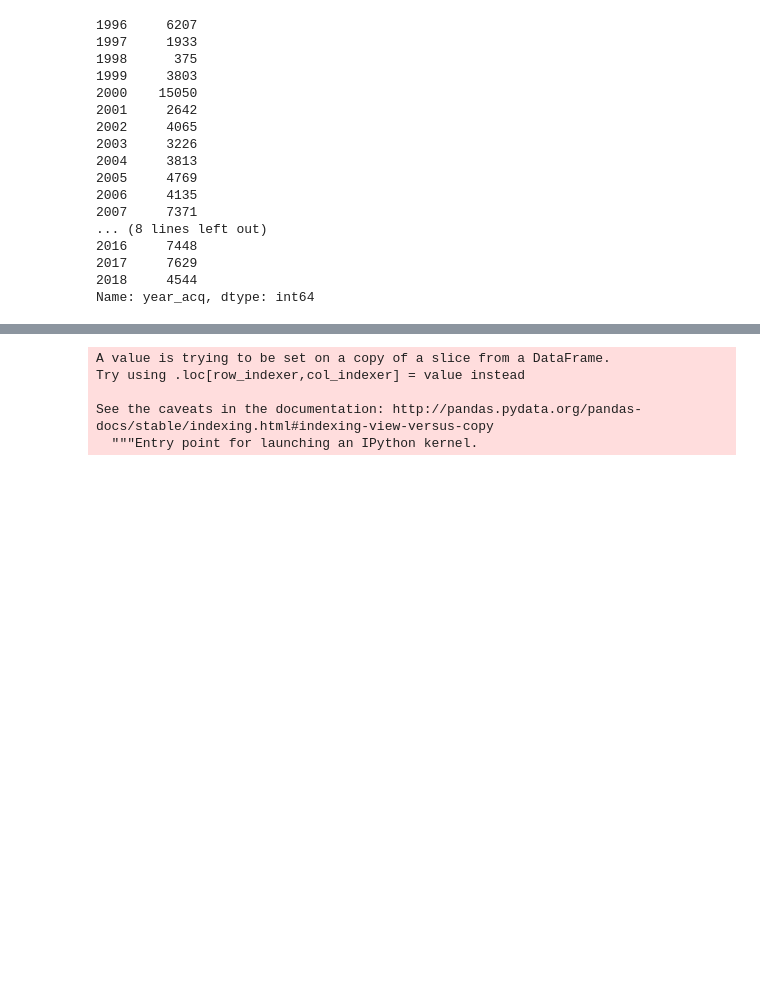
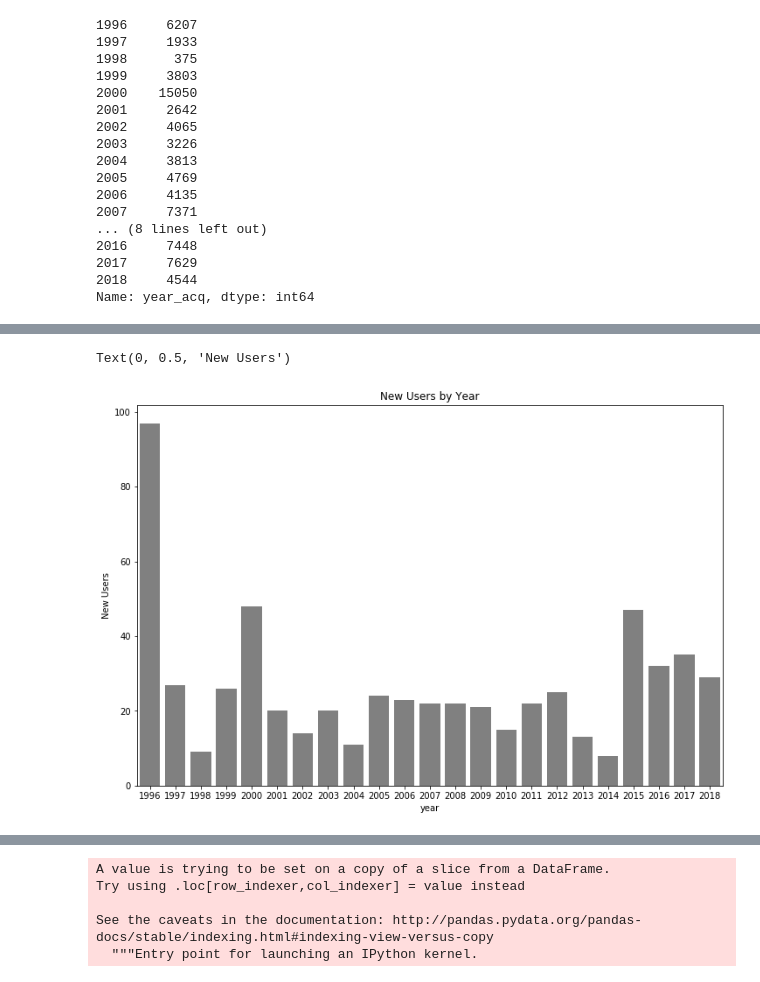
Before and after one commit to efpm04013/dnnrec_eswa, a Jupyter notebook: DNNREC_ML100k/1. Data Preparation.ipynb, the cells around one changed output, grey strips where cells are left out. Drawn from its saved outputs; the diff is of its cells as text; code cells hidden in the pictures; blank space fills up the shorter version.

```diff
--- a/DNNREC_ML100k/1. Data Preparation.ipynb
+++ b/DNNREC_ML100k/1. Data Preparation.ipynb
@@ -92,0 +125,8 @@ Name: year_acq, dtype: int64
+# %%
+figure=plt.figure(figsize=(12,8))
+ax=sns.barplot(x=temp['year'],y=temp['new_Users'],color='grey')
+ax.set_title('New Users by Year')
+ax.set_ylabel ('New Users')
+# %% [output]
+Text(0, 0.5, 'New Users')
+[figure, added]
```
Also changed, not shown: parts of 9 cells of this notebook, 4 other files.
